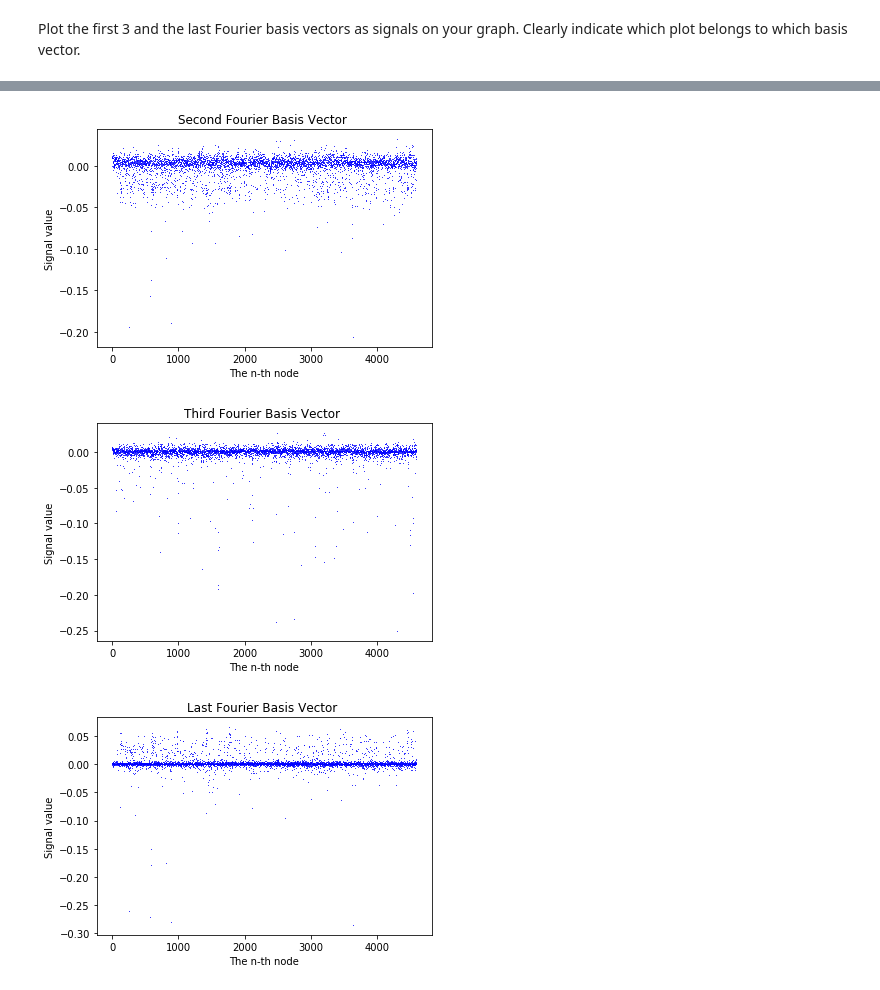
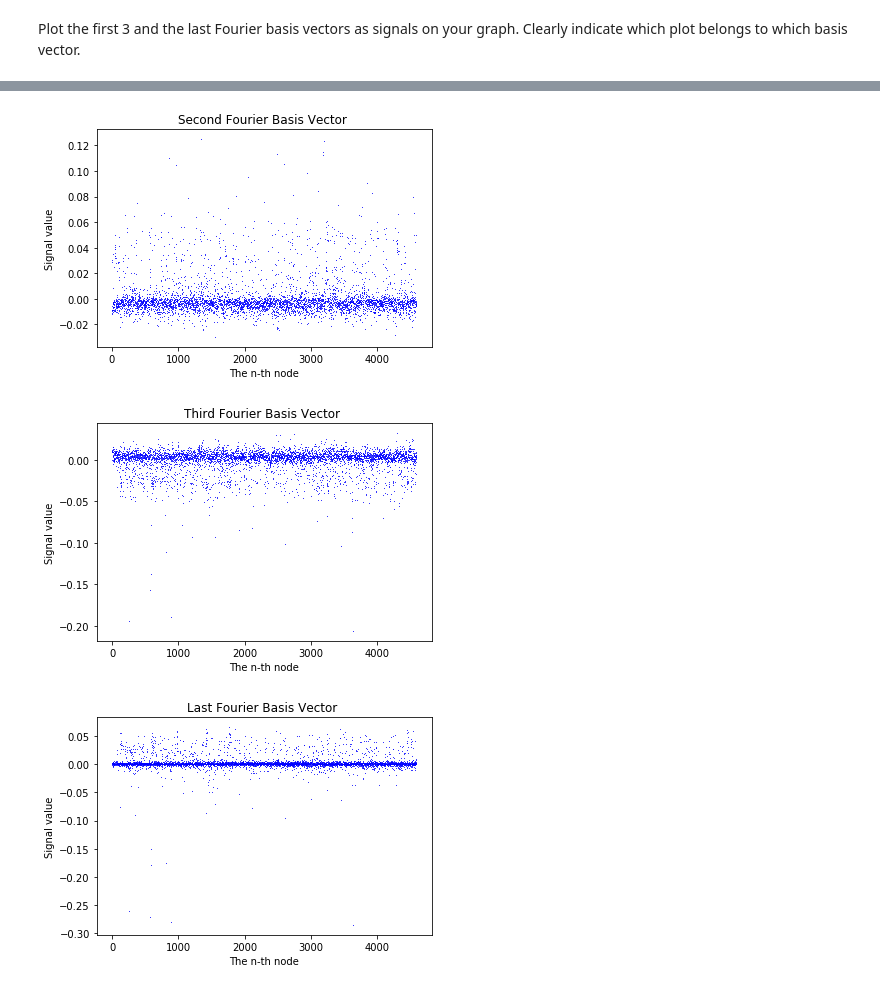
Before and after one commit to isabelaconstantin/wikinet, a Jupyter notebook: milestone4/4_graph_signal_processing.ipynb, the cells around one changed output, grey strips where cells are left out. Drawn from its saved outputs; the diff is of its cells as text; code cells hidden in the pictures.

```diff
--- a/milestone4/4_graph_signal_processing.ipynb
+++ b/milestone4/4_graph_signal_processing.ipynb
@@ -192,11 +170,11 @@ plot_fourier(U[:,1], 'First Fourier Basis Vector ')
 # %%
-plot_fourier(U[:,2], 'Second Fourier Basis Vector ')
+plot_fourier(U[:,1], 'Second Fourier Basis Vector ')
 # %% [output]
-[figure, old version]
+[figure, new version]
 # %%
-plot_fourier(U[:,3], 'Third Fourier Basis Vector ')
+plot_fourier(U[:,2], 'Third Fourier Basis Vector ')
 # %% [output]
-[figure, old version]
+[figure, new version]
 # %%
 plot_fourier(U[:,n_nodes-1], 'Last Fourier Basis Vector ')
 # %% [output]
```
Also changed, not shown: parts of 13 cells of this notebook.
